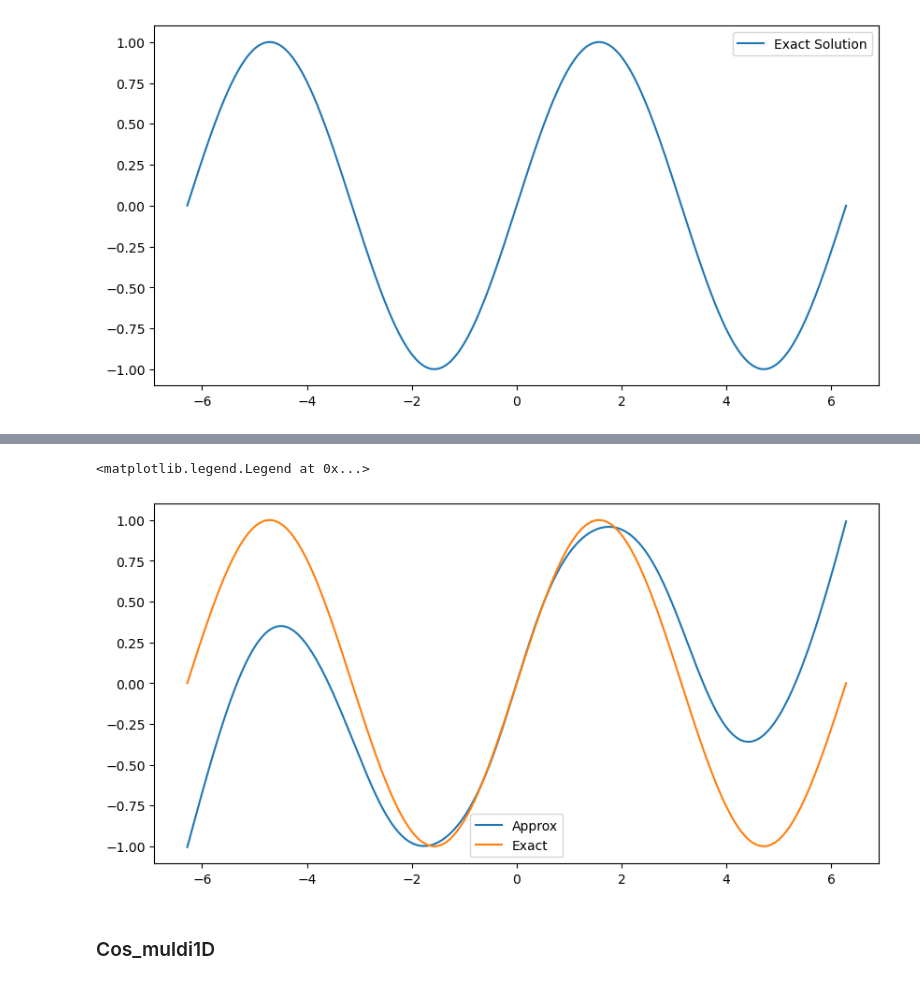
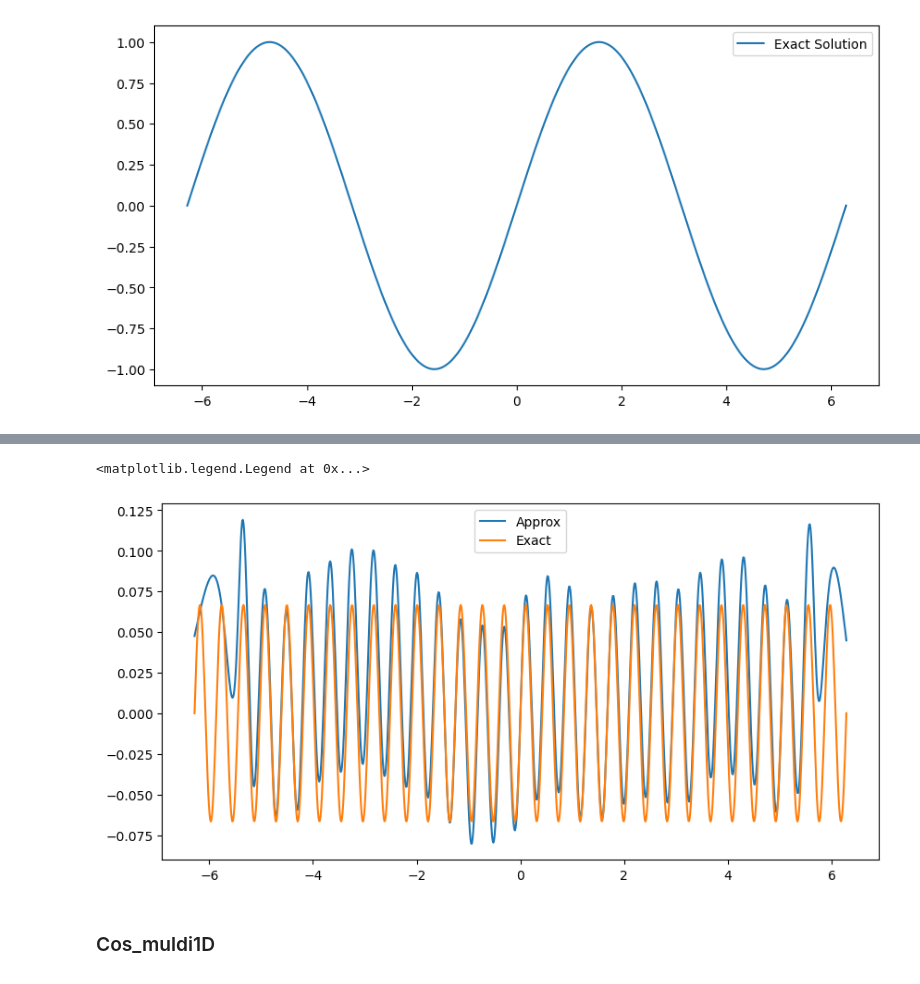
Before and after one commit to guglielmopacifico/DeepLearning, a Jupyter notebook: Task_B/test.ipynb, the cells around one changed output, grey strips where cells are left out. Drawn from its saved outputs; the diff is of its cells as text; code cells hidden in the pictures.

Commit message:
Nothing is working, done some tests

```diff
--- a/Task_B/test.ipynb
+++ b/Task_B/test.ipynb
@@ -27,7 +29,7 @@ plt.legend()
 [figure]
 # %%
 num_points = 200
-n_epochs = 1000
+n_epochs = 10000
 optimizer_ADAM = optim.Adam(model.parameters(),
                             lr=float(0.001))
 history = model.fit(num_points, optimizer_ADAM, n_epochs, verbose=False)
@@ -42,19 +44,20 @@ Final loss:  0.03846263140439987         Training_time:  0  min  1  s
 # %%
 model.eval()
 # u_approx = model(x_test)
 u_exact = model.exact_solution(x_test)
 # Approximate the solution with the NN building the ansatz
 # u_approx = torch.tanh(model.w * model.normalize_input(x_test)) * model.unnormalize_output( model( model.normalize_input( x_test)) )
-u_approx = torch.tanh(model.w * x_test) * model.unnormalize_output( model( model.normalize_input( x_test)) )
-
+u_approx = torch.tanh(model.w * model.normalize_input(x_test)) * model.unnormalize_output( model( model.normalize_input( x_test)) )
+u_approx = model.normalize_output(u_approx)
+# u_approx = model(x_test)
 
 fig = plt.figure(figsize=(10, 5))
 plt.plot(x_test.cpu().detach().numpy(), u_approx.cpu().detach().numpy(), label='Approx')
 plt.plot(x_test.cpu().detach().numpy(), u_exact.cpu().detach().numpy(), label='Exact')
 plt.legend()
 # %% [output]
 <matplotlib.legend.Legend at 0x...>
-[figure, old version]
+[figure, new version]
 # %% [markdown]
 ### Cos_muldi1D
 # %%
```
Also changed, not shown: parts of 7 cells of this notebook, 1 other file.
